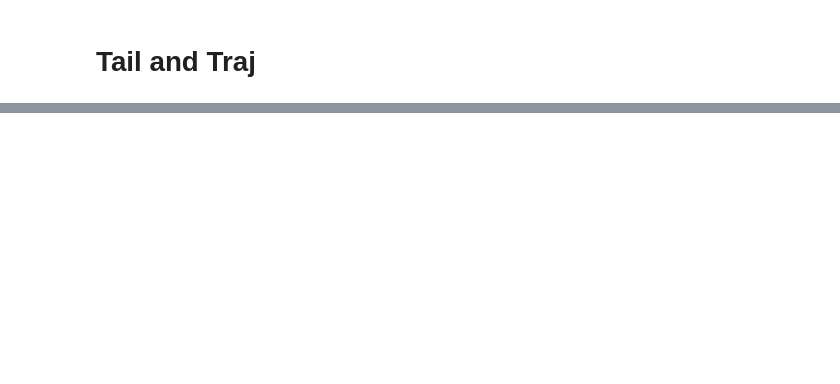
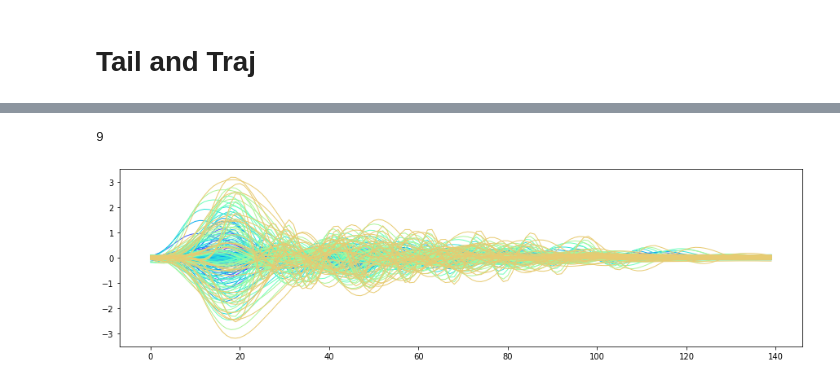
Before and after one commit to orger-lab/megabouts, a Jupyter notebook: megabouts/bout_category_description.ipynb, the cells around one changed output, grey strips where cells are left out. Saved outputs shown, nothing was run; the diff lists cells and outputs as text; code cells hidden in the pictures; blank space fills up the shorter version.

```diff
--- a/megabouts/bout_category_description.ipynb
+++ b/megabouts/bout_category_description.ipynb
@@ -262,0 +297,15 @@ slow2_+
+# %%
+import matplotlib as mpl
+
+
+cmap = plt.cm.rainbow
+cmaplist = [cmap(i) for i in range(cmap.N)]
+cmaplist = cmaplist[::30]
+print(len(cmaplist))
+plt.figure(figsize=(15,4))
+for i in range(7):
+    plt.plot(tail[::1000,i,:].T,color=cmaplist[i],lw=1)
+plt.show()
+# %% [output]
+9
+[figure, added]
```
Also changed, not shown: parts of 49 cells of this notebook, 18 other files.
